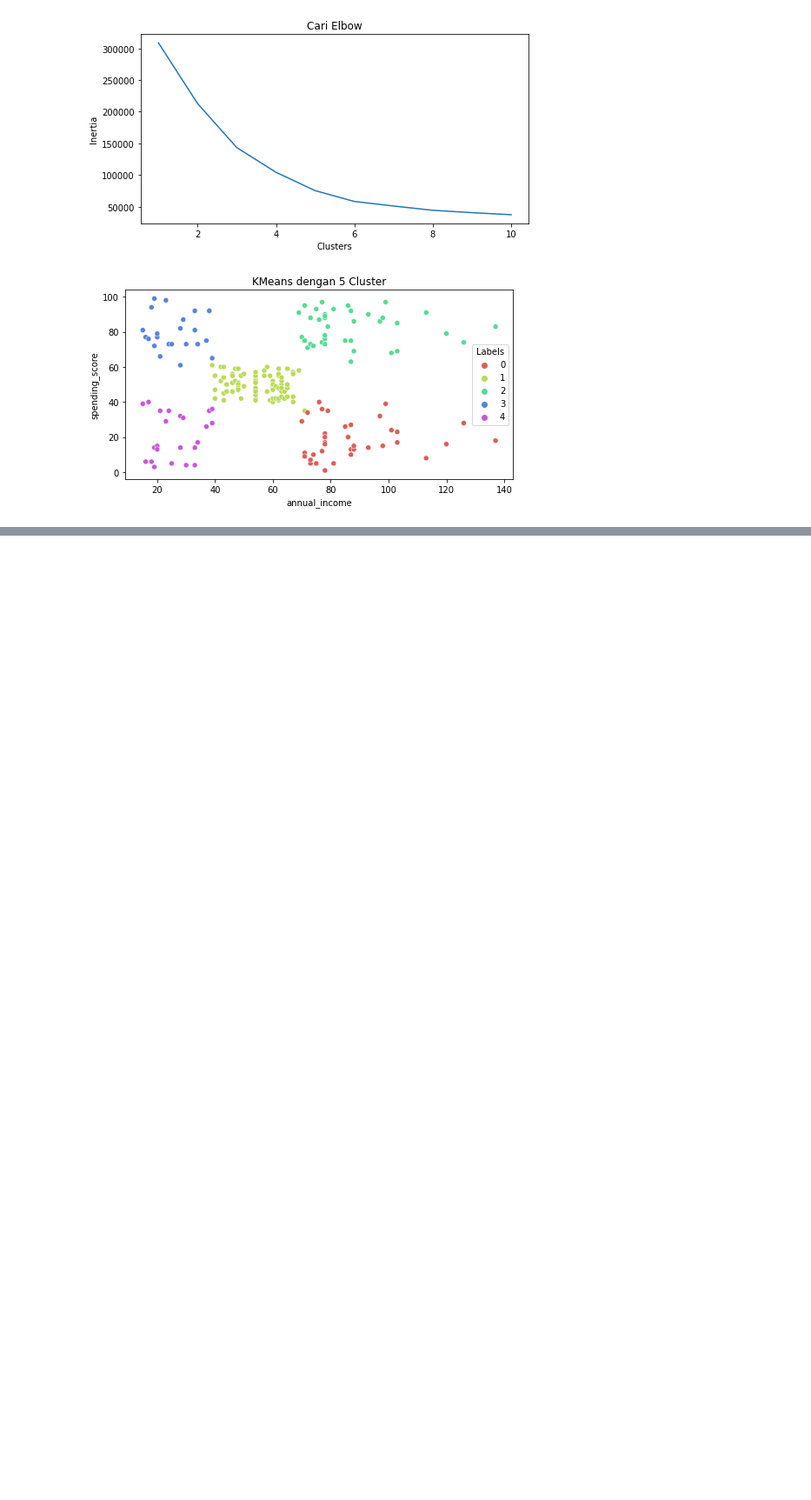
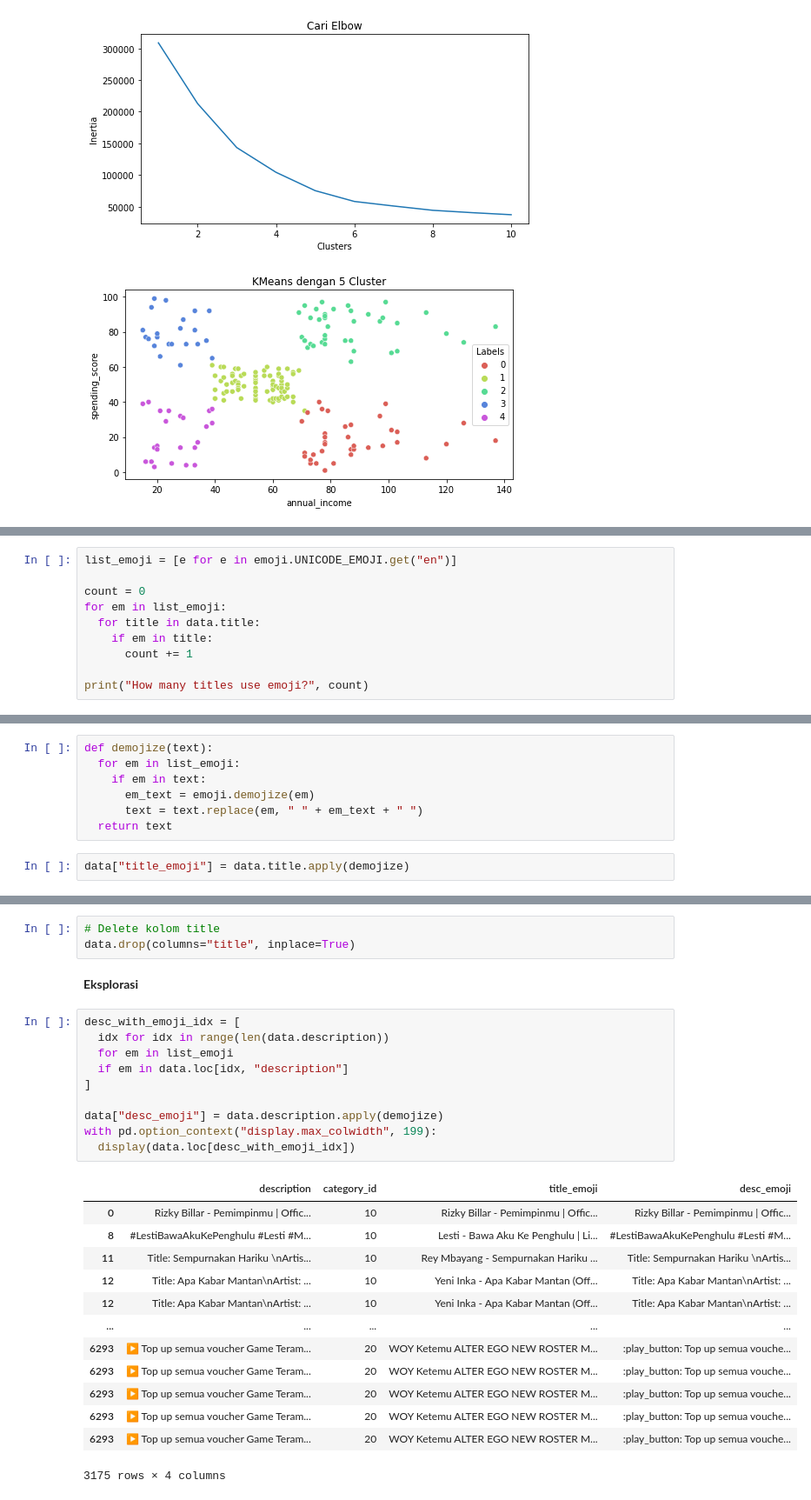
Before and after one commit to okymikhael/data-expert-train, a Jupyter notebook: Data_Expert_2022.ipynb, the cells around one changed output, grey strips where cells are left out. Shown at 87% size. Drawn from its saved outputs; the diff is of its cells as text; blank space fills up the shorter version.

```diff
--- a/Data_Expert_2022.ipynb
+++ b/Data_Expert_2022.ipynb
@@ -383,0 +706,10 @@ plt.show()
+# %%
+list_emoji = [e for e in emoji.UNICODE_EMOJI.get("en")]
+
+count = 0
+for em in list_emoji:
+  for title in data.title:
+    if em in title:
+      count += 1
+
+print("How many titles use emoji?", count)
@@ -383,0 +718,9 @@ plt.show()
+# %%
+def demojize(text):
+  for em in list_emoji:
+    if em in text:
+      em_text = emoji.demojize(em)
+      text = text.replace(em, " " + em_text + " ")
+  return text
+# %%
+data["title_emoji"] = data.title.apply(demojize)
@@ -383,0 +750,29 @@ plt.show()
+# %%
+# Delete kolom title
+data.drop(columns="title", inplace=True)
+# %% [markdown]
+**Eksplorasi**
+# %%
+desc_with_emoji_idx = [
+  idx for idx in range(len(data.description))
+  for em in list_emoji
+  if em in data.loc[idx, "description"]
+]
+
+data["desc_emoji"] = data.description.apply(demojize)
+with pd.option_context("display.max_colwidth", 199):
+  display(data.loc[desc_with_emoji_idx])
+# %% [output]
+|  | description | category_id | title_emoji | desc_emoji |
+| 0 | Rizky Billar - Pemimpinmu | Offic... | 10 | Rizky Billar - Pemimpinmu | Offic... | Rizky Billar - Pemimpinmu | Offic... |
+| 8 | #LestiBawaAkuKePenghulu #Lesti #M... | 10 | Lesti - Bawa Aku Ke Penghulu | Li... | #LestiBawaAkuKePenghulu #Lesti #M... |
+| 11 | Title: Sempurnakan Hariku \nArtis... | 10 | Rey Mbayang - Sempurnakan Hariku ... | Title: Sempurnakan Hariku \nArtis... |
+| 12 | Title: Apa Kabar Mantan\nArtist: ... | 10 | Yeni Inka - Apa Kabar Mantan (Off... | Title: Apa Kabar Mantan\nArtist: ... |
+| 12 | Title: Apa Kabar Mantan\nArtist: ... | 10 | Yeni Inka - Apa Kabar Mantan (Off... | Title: Apa Kabar Mantan\nArtist: ... |
+| ... | ... | ... | ... | ... |
+| 6293 | ▶ Top up semua voucher Game Teram... | 20 | WOY Ketemu ALTER EGO NEW ROSTER M... | :play_button: Top up semua vouche... |
+| 6293 | ▶ Top up semua voucher Game Teram... | 20 | WOY Ketemu ALTER EGO NEW ROSTER M... | :play_button: Top up semua vouche... |
+| 6293 | ▶ Top up semua voucher Game Teram... | 20 | WOY Ketemu ALTER EGO NEW ROSTER M... | :play_button: Top up semua vouche... |
+| 6293 | ▶ Top up semua voucher Game Teram... | 20 | WOY Ketemu ALTER EGO NEW ROSTER M... | :play_button: Top up semua vouche... |
+| 6293 | ▶ Top up semua voucher Game Teram... | 20 | WOY Ketemu ALTER EGO NEW ROSTER M... | :play_button: Top up semua vouche... |
+3175 rows × 4 columns
```
Also changed, not shown: parts of 47 cells of this notebook, 7 other files.
